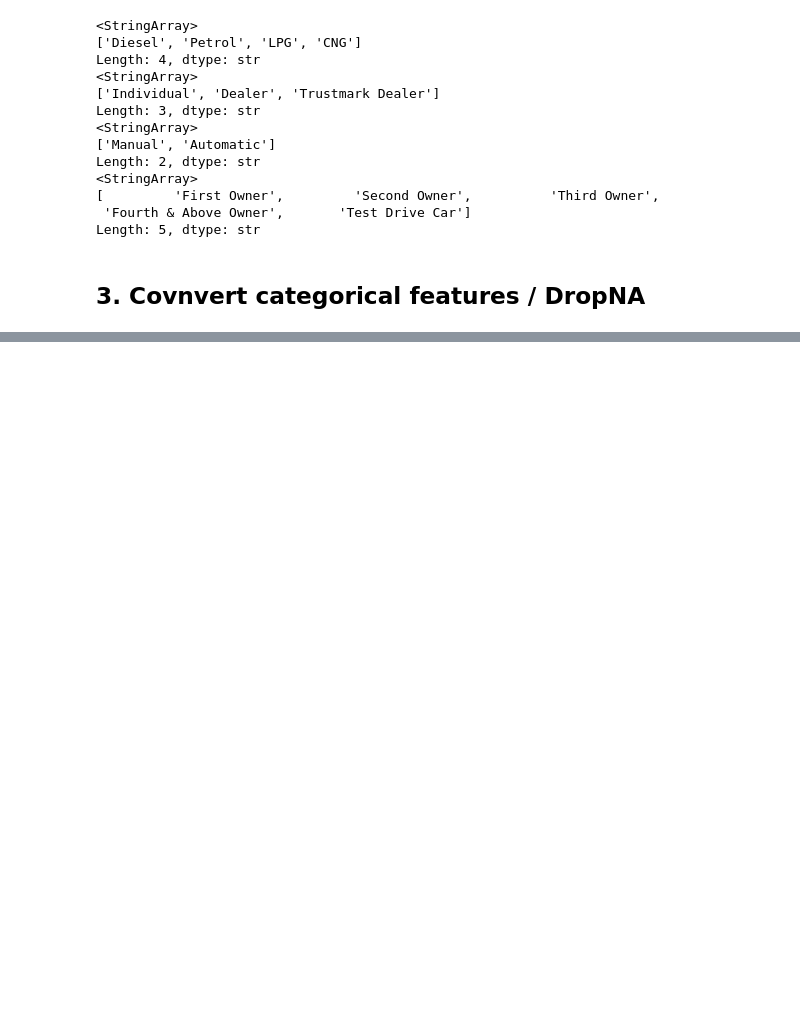
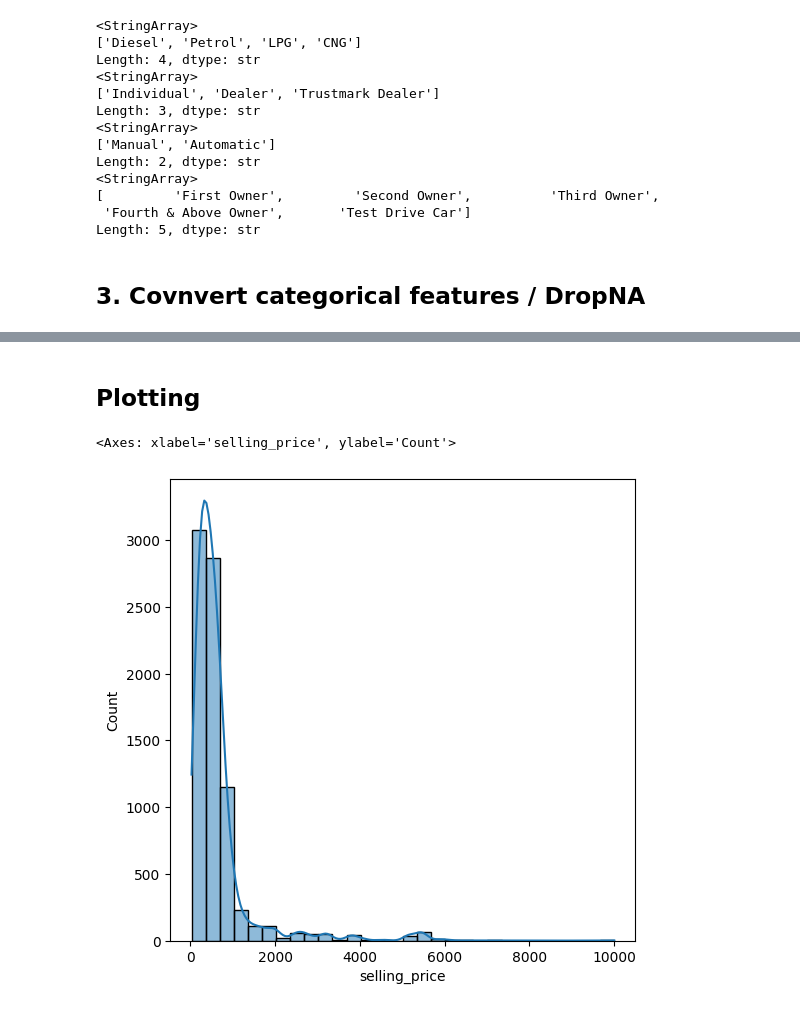
Before and after one commit to zaki-him/Car-Price-Prediction, a Jupyter notebook: main.ipynb, the cells around one changed output, grey strips where cells are left out. Saved outputs shown, nothing was run; the diff lists cells and outputs as text; code cells hidden in the pictures; blank space fills up the shorter version.

```diff
--- a/main.ipynb
+++ b/main.ipynb
@@ -106,5 +111,4 @@ KeyError: "None of [Index(['fuel', 'seller_type'], dtype='str')] are in the [col
 # %%
-df['Price/km'] = df['selling_price'] / df['km_driven']
 df['car_age'] = 2026 - df['year']
 df.head()
 # %% [output]
@@ -122,4 +126,3 @@ df.shape
 # %%
 df['seats'] = df['seats'].astype(int)
-df.drop(columns=['name', 'selling_price', 'km_driven', 'year'], inplace=True)
-df.head()
+df.drop(columns=['name', 'year', 'seller_type_Dealer', 'fuel_LPG'], inplace=True)
@@ -132,0 +131,4 @@ df.head()
+# %%
+df['km_driven'] = df['km_driven'] / 1000
+df['selling_price'] = df['selling_price'] / 1000
+df.head()
@@ -133,2 +142,10 @@ df.head()
 # %%
 df.to_csv('cleaned_car_data.csv', index=False)
+# %% [markdown]
+## Plotting
+# %%
+plt.figure(figsize=(6, 6))
+sns.histplot(df['selling_price'], bins=30, kde=True)
+# %% [output]
+<Axes: xlabel='selling_price', ylabel='Count'>
+[figure, added]
```
Also changed, not shown: parts of 5 cells of this notebook, 1 other file.
